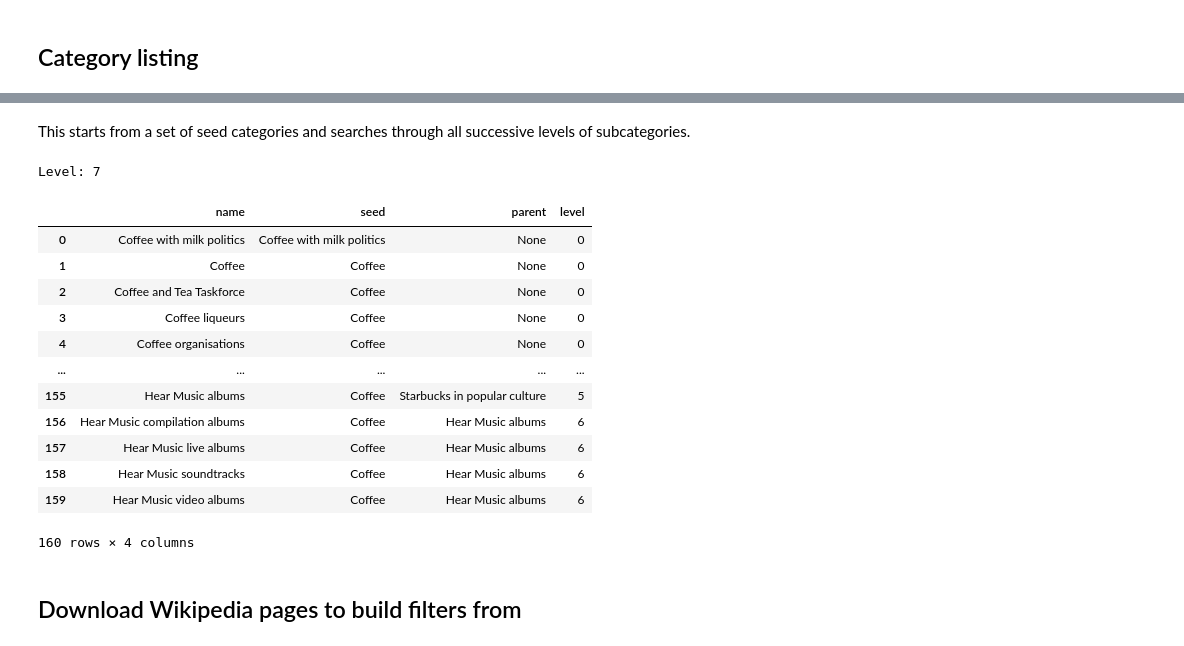
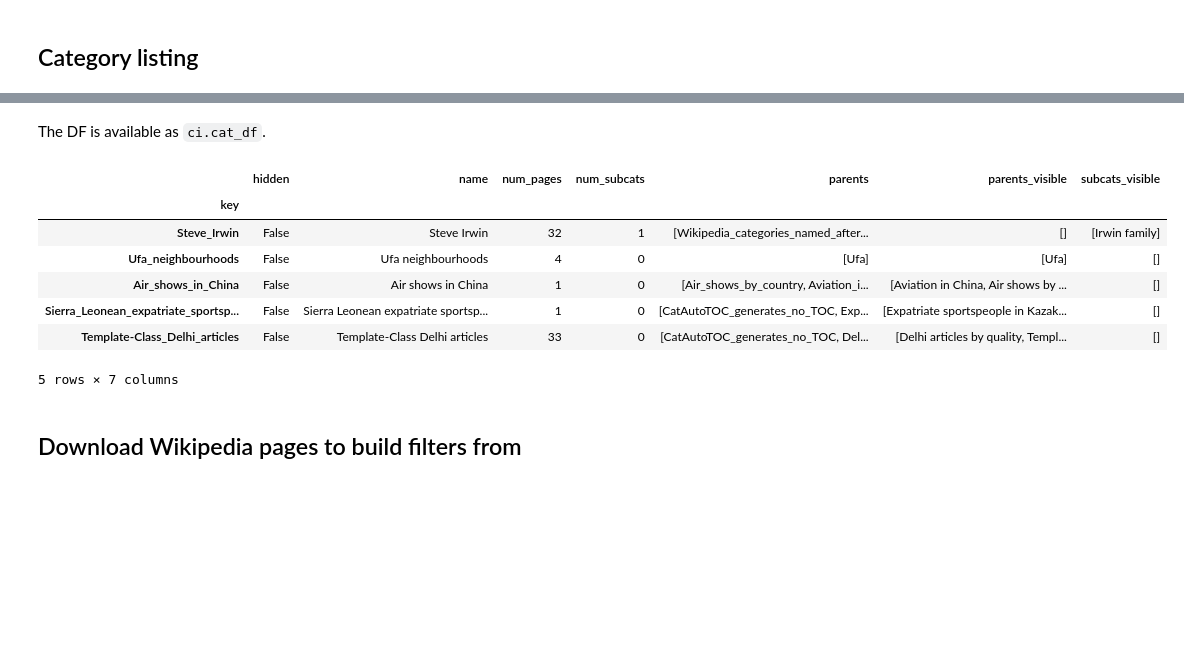
Before and after one commit to mozilla/search-terms-sanitization, a Jupyter notebook: non_sensitive/wikipedia-content-moderation/wikipedia-exploration.ipynb, the cells around one changed output, grey strips where cells are left out. Drawn from its saved outputs; the diff is of its cells as text; code cells hidden in the pictures; blank space fills up the shorter version.

Commit message:
Update original exploration notebook after refactoring

```diff
--- a/non_sensitive/wikipedia-content-moderation/wikipedia-exploration.ipynb
+++ b/non_sensitive/wikipedia-content-moderation/wikipedia-exploration.ipynb
@@ -70,9 +35,7 @@ We will make use of some assets availabe in the Wikimedia dumps. These should be
     * 82 MB
     * Uses ontology defined at <https://www.mediawiki.org/ontology/ontology.owl>
 # %%
-ASSETS_DIR = Path("/Users/dzeber/data")
 OUTPUT_DIR = Path("data")
-
-FULL_INDEX = ASSETS_DIR / "enwiki-20230130-cirrussearch-content.json.gz"
-CAT_FILE = ASSETS_DIR / "enwiki-20230128-categories.ttl.gz"
+SEARCH_INDEX_DIR = Path("es_data")
+CAT_DATA_DIR = Path("category_data")
 # %% [markdown]
@@ -556,2 +67,0 @@ find_matching_categories("^coffee\\b", ["Alcoholic coffee drinks"]).query("~pare
-# %% [markdown]
-This starts from a set of seed categories and searches through all successive levels of subcategories.
@@ -621,24 +68,18 @@ def category_bfs(seed_cats=None, seed_re=None, exclude_cats=None, exclude_re=Non
-# %%
-category_bfs(
-    ["Coffee with milk politics"],
-    "^coffee\\b",
-    exclude_re="county|house press|stain studio|templates",
-)
-# %% [output]
-Level: 7
-|  | name | seed | parent | level |
-| 0 | Coffee with milk politics | Coffee with milk politics | None | 0 |
-| 1 | Coffee | Coffee | None | 0 |
-| 2 | Coffee and Tea Taskforce | Coffee | None | 0 |
-| 3 | Coffee liqueurs | Coffee | None | 0 |
-| 4 | Coffee organisations | Coffee | None | 0 |
-| ... | ... | ... | ... | ... |
-| 155 | Hear Music albums | Coffee | Starbucks in popular culture | 5 |
-| 156 | Hear Music compilation albums | Coffee | Hear Music albums | 6 |
-| 157 | Hear Music live albums | Coffee | Hear Music albums | 6 |
-| 158 | Hear Music soundtracks | Coffee | Hear Music albums | 6 |
-| 159 | Hear Music video albums | Coffee | Hear Music albums | 6 |
-160 rows × 4 columns
+# %%
+ci = CategoryIndex(data_dir=CAT_DATA_DIR)
+# %% [markdown]
+The DF is available as `ci.cat_df`.
+# %%
+ci.cat_df.sample(5)
+# %% [output]
+|  | hidden | name | num_pages | num_subcats | parents | parents_visible | subcats_visible |
+| key |  |  |  |  |  |  |  |
+| Steve_Irwin | False | Steve Irwin | 32 | 1 | [Wikipedia_categories_named_after... | [] | [Irwin family] |
+| Ufa_neighbourhoods | False | Ufa neighbourhoods | 4 | 0 | [Ufa] | [Ufa] | [] |
+| Air_shows_in_China | False | Air shows in China | 1 | 0 | [Air_shows_by_country, Aviation_i... | [Aviation in China, Air shows by ... | [] |
+| Sierra_Leonean_expatriate_sportsp... | False | Sierra Leonean expatriate sportsp... | 1 | 0 | [CatAutoTOC_generates_no_TOC, Exp... | [Expatriate sportspeople in Kazak... | [] |
+| Template-Class_Delhi_articles | False | Template-Class Delhi articles | 33 | 0 | [CatAutoTOC_generates_no_TOC, Del... | [Delhi articles by quality, Templ... | [] |
+5 rows × 7 columns
 # %% [markdown]
 ## Download Wikipedia pages to build filters from
 # %% [markdown]
```
Also changed, not shown: parts of 85 cells of this notebook.
